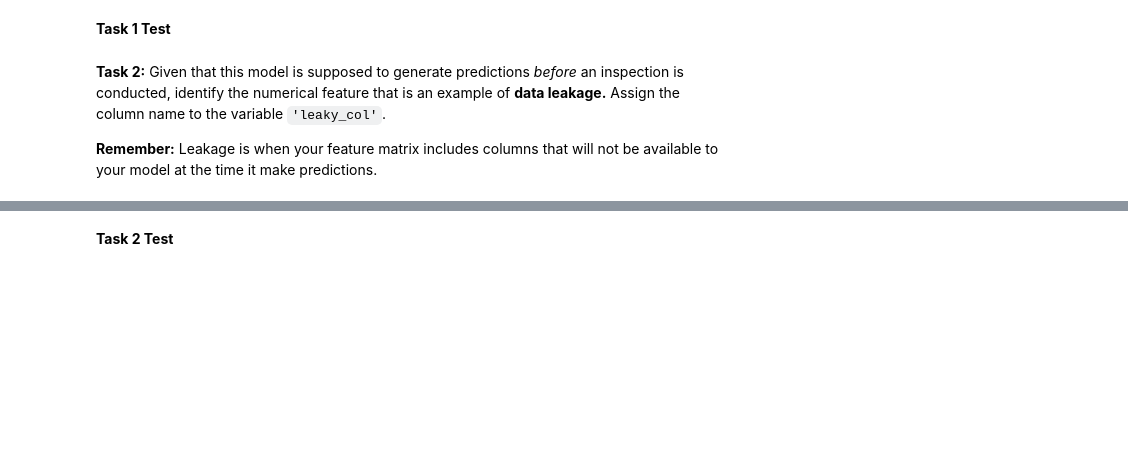
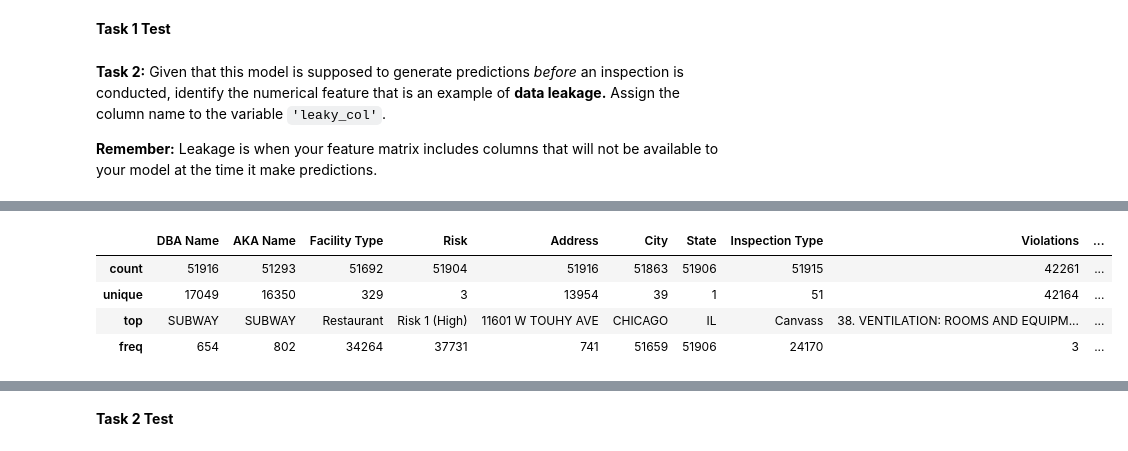
Before and after one commit to sikoh/DS-Applied-Modeling, a Jupyter notebook: Sprint_Challenge/DS_SprintChallenge_AppliedModeling.ipynb, the cells around one changed output, grey strips where cells are left out. Cells and saved outputs as stored; diff of their text form; code cells hidden in the pictures; blank space fills up the shorter version.

```diff
--- a/Sprint_Challenge/DS_SprintChallenge_AppliedModeling.ipynb
+++ b/Sprint_Challenge/DS_SprintChallenge_AppliedModeling.ipynb
@@ -76,0 +152,8 @@ assert len(df) == 51916
+# %%
+df.describe(include = 'object')
+# %% [output]
+|  | DBA Name | AKA Name | Facility Type | Risk | Address | City | State | Inspection Type | Violations | ... |
+| count | 51916 | 51293 | 51692 | 51904 | 51916 | 51863 | 51906 | 51915 | 42261 | ... |
+| unique | 17049 | 16350 | 329 | 3 | 13954 | 39 | 1 | 51 | 42164 | ... |
+| top | SUBWAY | SUBWAY | Restaurant | Risk 1 (High) | 11601 W TOUHY AVE | CHICAGO | IL | Canvass | 38. VENTILATION: ROOMS AND EQUIPM... | ... |
+| freq | 654 | 802 | 34264 | 37731 | 741 | 51659 | 51906 | 24170 | 3 | ... |
```
Also changed, not shown: parts of 24 cells of this notebook.
